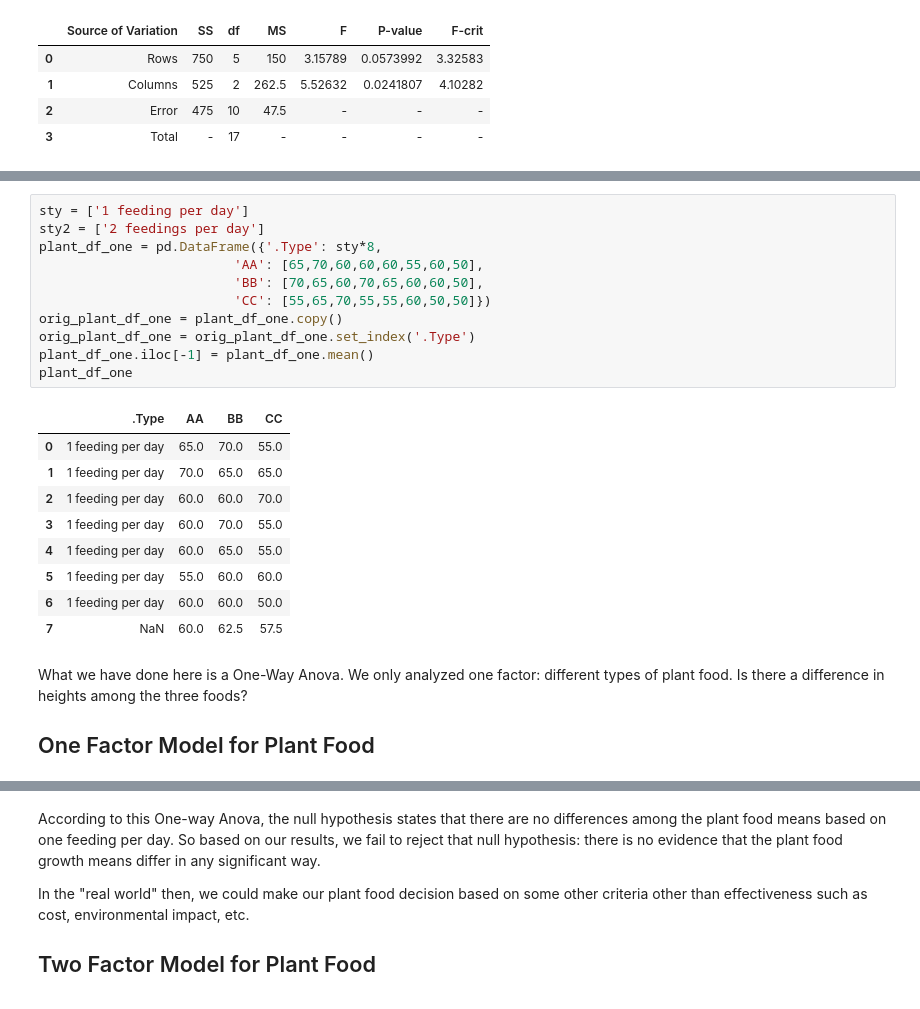
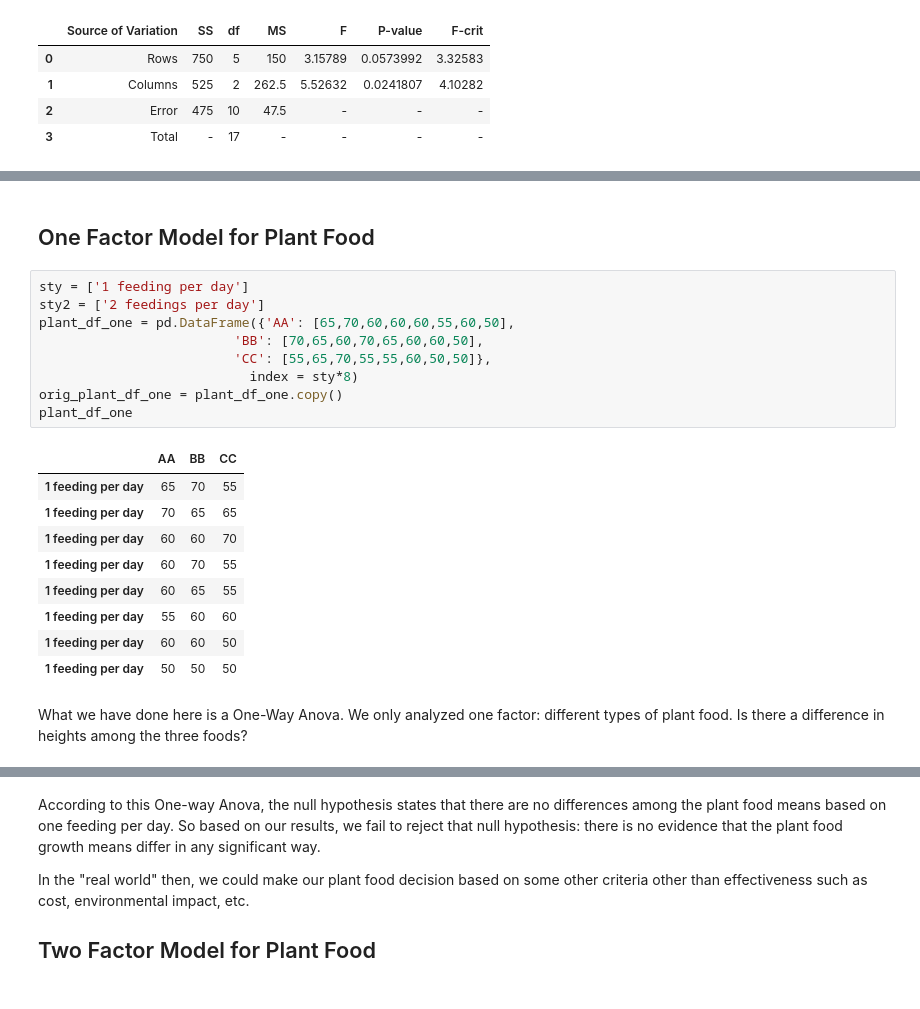
Before and after one commit to ateet101/tutorials, a Jupyter notebook: Statistics 101/14. Statistics 101 - Anova (ANalysis Of VAriance).ipynb, the cells around one changed output, grey strips where cells are left out. Drawn from its saved outputs; the diff is of its cells as text.

```diff
--- a/Statistics 101/14. Statistics 101 - Anova (ANalysis Of VAriance).ipynb
+++ b/Statistics 101/14. Statistics 101 - Anova (ANalysis Of VAriance).ipynb
@@ -479,26 +457,24 @@ The same type of cottone seed will be used for the entire experiment
+# %% [markdown]
+## One Factor Model for Plant Food
 # %%
 sty = ['1 feeding per day']
 sty2 = ['2 feedings per day']
-plant_df_one = pd.DataFrame({'.Type': sty*8,
-                         'AA': [65,70,60,60,60,55,60,50],
+plant_df_one = pd.DataFrame({'AA': [65,70,60,60,60,55,60,50],
                          'BB': [70,65,60,70,65,60,60,50],
-                         'CC': [55,65,70,55,55,60,50,50]})
+                         'CC': [55,65,70,55,55,60,50,50]},
+                           index = sty*8)
 orig_plant_df_one = plant_df_one.copy()
-orig_plant_df_one = orig_plant_df_one.set_index('.Type')
-plant_df_one.iloc[-1] = plant_df_one.mean()
 plant_df_one
 # %% [output]
-|  | .Type | AA | BB | CC |
-| 0 | 1 feeding per day | 65.0 | 70.0 | 55.0 |
-| 1 | 1 feeding per day | 70.0 | 65.0 | 65.0 |
-| 2 | 1 feeding per day | 60.0 | 60.0 | 70.0 |
-| 3 | 1 feeding per day | 60.0 | 70.0 | 55.0 |
-| 4 | 1 feeding per day | 60.0 | 65.0 | 55.0 |
-| 5 | 1 feeding per day | 55.0 | 60.0 | 60.0 |
-| 6 | 1 feeding per day | 60.0 | 60.0 | 50.0 |
-| 7 | NaN | 60.0 | 62.5 | 57.5 |
+|  | AA | BB | CC |
+| 1 feeding per day | 65 | 70 | 55 |
+| 1 feeding per day | 70 | 65 | 65 |
+| 1 feeding per day | 60 | 60 | 70 |
+| 1 feeding per day | 60 | 70 | 55 |
+| 1 feeding per day | 60 | 65 | 55 |
+| 1 feeding per day | 55 | 60 | 60 |
+| 1 feeding per day | 60 | 60 | 50 |
+| 1 feeding per day | 50 | 50 | 50 |
 # %% [markdown]
 What we have done here is a One-Way Anova. We only analyzed one factor: different types of plant food. Is there a difference in heights among the three foods?
-
-## One Factor Model for Plant Food
 # %%
```
Also changed, not shown: parts of 38 cells of this notebook, 2 other files.
